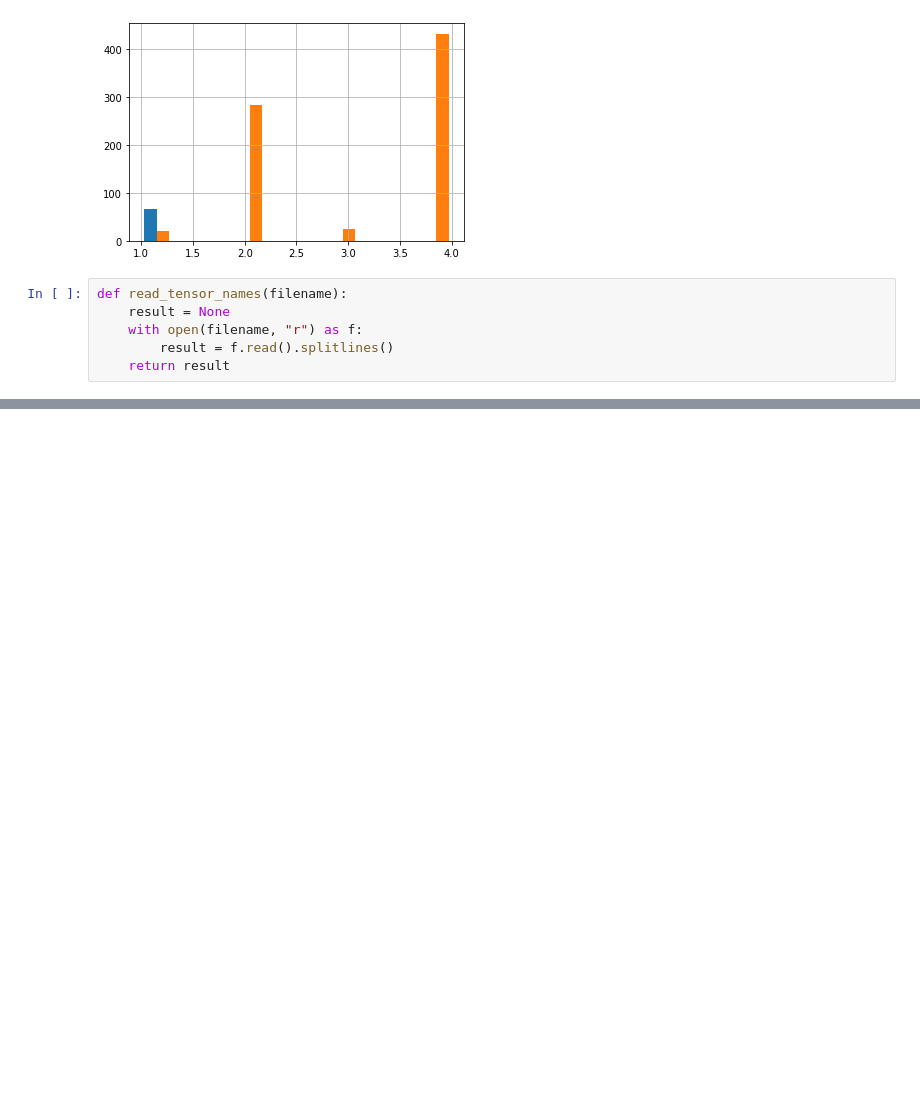
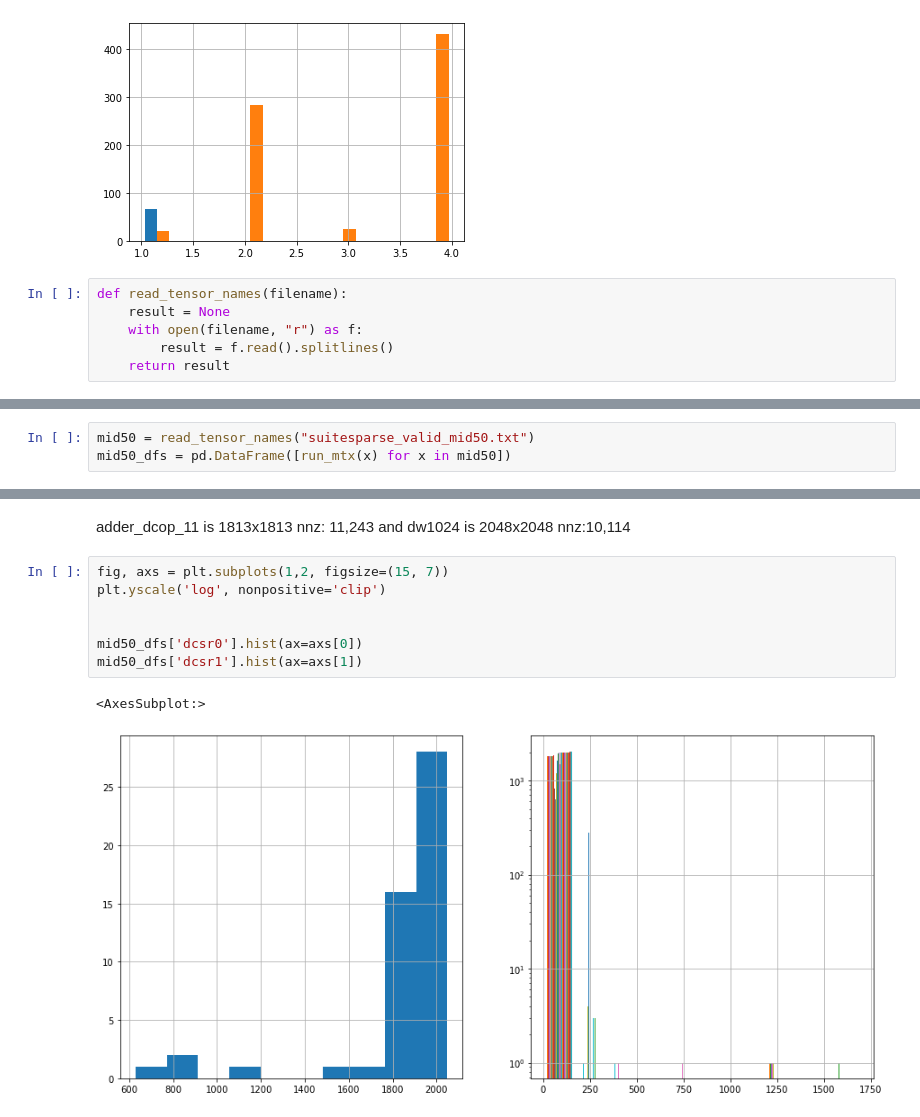
Before and after one commit to weiya711/sam, a Jupyter notebook: scripts/blocking_visualization.ipynb, the cells around one changed output, grey strips where cells are left out. Saved outputs shown, nothing was run; the diff lists cells and outputs as text; blank space fills up the shorter version.

```diff
--- a/scripts/blocking_visualization.ipynb
+++ b/scripts/blocking_visualization.ipynb
@@ -154,0 +194,3 @@ FileNotFoundError: [Errno 2] No such file or directory: '/home/oliviahsu/Documen
+# %%
+mid50 = read_tensor_names("suitesparse_valid_mid50.txt")
+mid50_dfs = pd.DataFrame([run_mtx(x) for x in mid50])
@@ -154,0 +215,12 @@ FileNotFoundError: [Errno 2] No such file or directory: '/home/oliviahsu/Documen
+# %% [markdown]
+adder_dcop_11 is 1813x1813 nnz: 11,243 and dw1024 is 2048x2048 nnz:10,114
+# %%
+fig, axs = plt.subplots(1,2, figsize=(15, 7))
+plt.yscale('log', nonpositive='clip')
+
+
+mid50_dfs['dcsr0'].hist(ax=axs[0])
+mid50_dfs['dcsr1'].hist(ax=axs[1])
+# %% [output]
+<AxesSubplot:>
+[figure, added]
```
Also changed, not shown: parts of 28 cells of this notebook.
